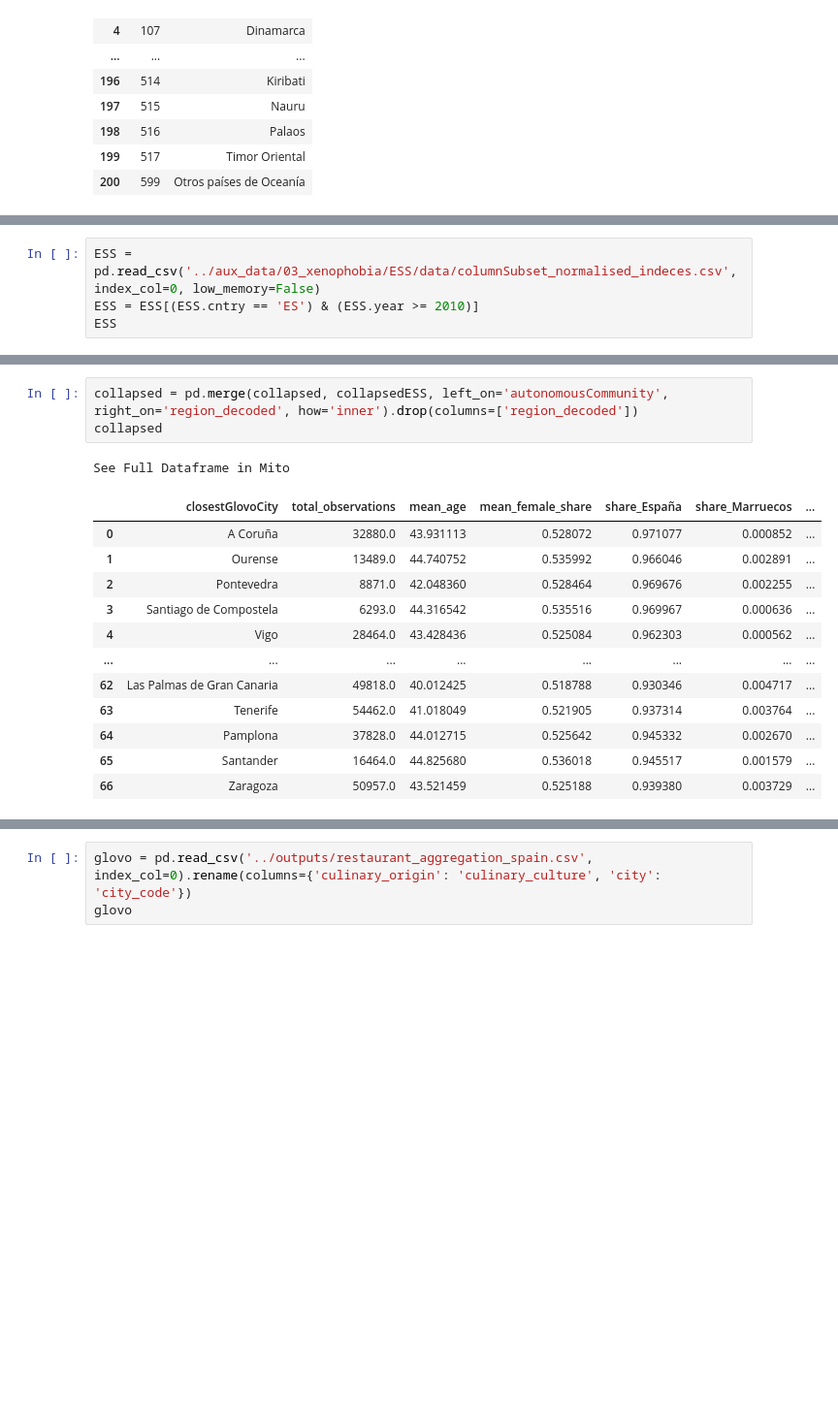
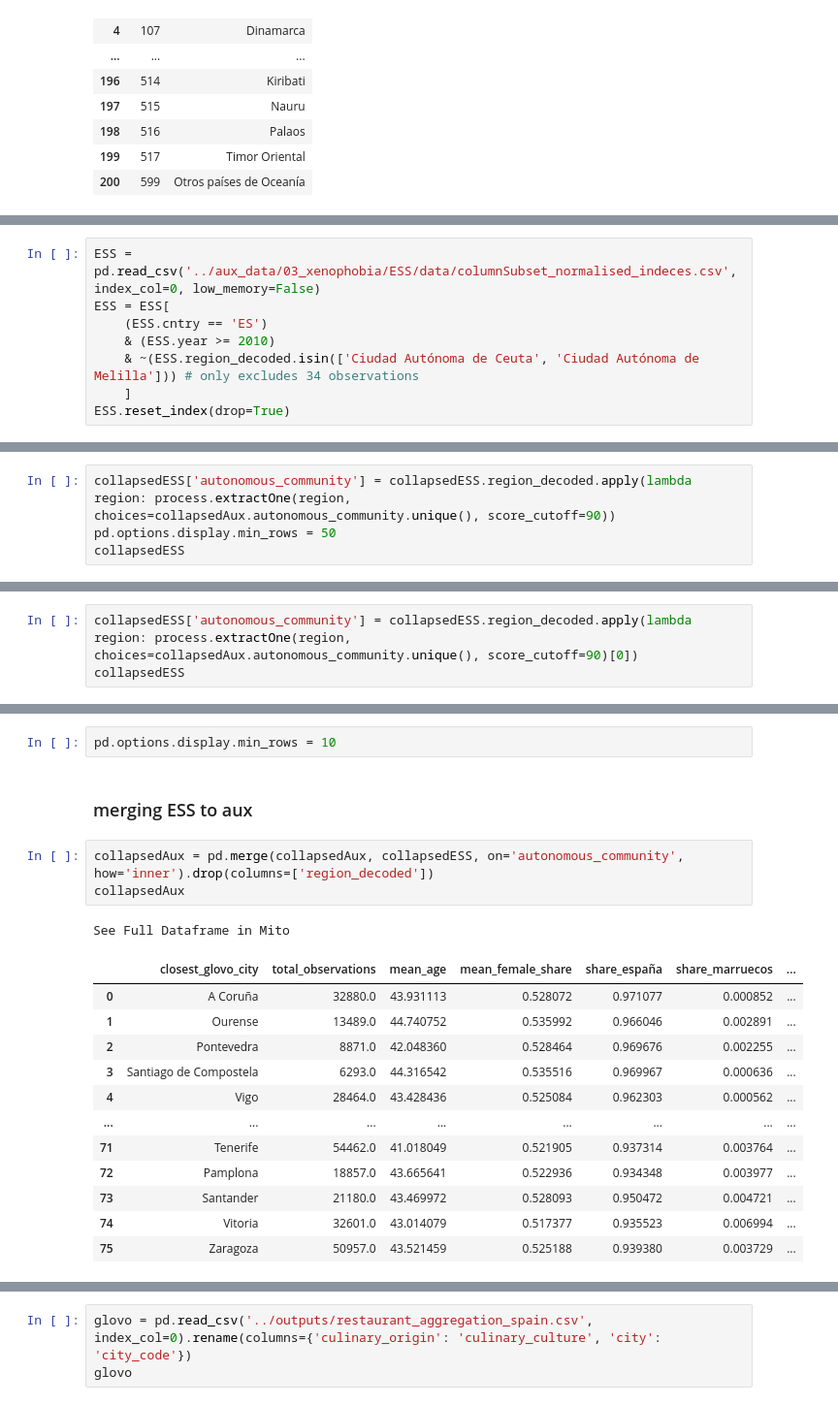
Before and after one commit to linkcharger/glovo, a Jupyter notebook: merging/mergingGlovoAndAux.ipynb, the cells around one changed output, grey strips where cells are left out. Shown at 97% size. Saved outputs shown, nothing was run; the diff lists cells and outputs as text; blank space fills up the shorter version.

```diff
--- a/merging/mergingGlovoAndAux.ipynb
+++ b/merging/mergingGlovoAndAux.ipynb
@@ -597,7 +479,11 @@ Name: autonomousCommunity, dtype: int64
 # %%
 ESS = pd.read_csv('../aux_data/03_xenophobia/ESS/data/columnSubset_normalised_indeces.csv', index_col=0, low_memory=False)
-ESS = ESS[(ESS.cntry == 'ES') & (ESS.year >= 2010)]
-ESS
+ESS = ESS[
+    (ESS.cntry == 'ES')
+    & (ESS.year >= 2010)
+    & ~(ESS.region_decoded.isin(['Ciudad Autónoma de Ceuta', 'Ciudad Autónoma de Melilla'])) # only excludes 34 observations
+    ]
+ESS.reset_index(drop=True)
 # %% [output]
 See Full Dataframe in Mito
 |  | imsmetn | imdfetn | impcntr | imbgeco | imueclt | imwbcnt | cntry | idno | year | anctry1 | ... | ... |
@@ -663,0 +604,4 @@ See Full Dataframe in Mito
+# %%
+collapsedESS['autonomous_community'] = collapsedESS.region_decoded.apply(lambda region: process.extractOne(region, choices=collapsedAux.autonomous_community.unique(), score_cutoff=90))
+pd.options.display.min_rows = 50
+collapsedESS
@@ -663,0 +628,3 @@ See Full Dataframe in Mito
+# %%
+collapsedESS['autonomous_community'] = collapsedESS.region_decoded.apply(lambda region: process.extractOne(region, choices=collapsedAux.autonomous_community.unique(), score_cutoff=90)[0])
+collapsedESS
@@ -664,17 +651,21 @@ See Full Dataframe in Mito
+# %%
+pd.options.display.min_rows = 10
+# %% [markdown]
+### merging ESS to aux
 # %%
-collapsed = pd.merge(collapsed, collapsedESS, left_on='autonomousCommunity', right_on='region_decoded', how='inner').drop(columns=['region_decoded'])
-collapsed
+collapsedAux = pd.merge(collapsedAux, collapsedESS, on='autonomous_community', how='inner').drop(columns=['region_decoded'])
+collapsedAux
 # %% [output]
 See Full Dataframe in Mito
-|  | closestGlovoCity | total_observations | mean_age | mean_female_share | share_España | share_Marruecos | ... |
+|  | closest_glovo_city | total_observations | mean_age | mean_female_share | share_españa | share_marruecos | ... |
 | 0 | A Coruña | 32880.0 | 43.931113 | 0.528072 | 0.971077 | 0.000852 | ... |
 | 1 | Ourense | 13489.0 | 44.740752 | 0.535992 | 0.966046 | 0.002891 | ... |
 | 2 | Pontevedra | 8871.0 | 42.048360 | 0.528464 | 0.969676 | 0.002255 | ... |
 | 3 | Santiago de Compostela | 6293.0 | 44.316542 | 0.535516 | 0.969967 | 0.000636 | ... |
 | 4 | Vigo | 28464.0 | 43.428436 | 0.525084 | 0.962303 | 0.000562 | ... |
 | ... | ... | ... | ... | ... | ... | ... | ... |
-| 62 | Las Palmas de Gran Canaria | 49818.0 | 40.012425 | 0.518788 | 0.930346 | 0.004717 | ... |
-| 63 | Tenerife | 54462.0 | 41.018049 | 0.521905 | 0.937314 | 0.003764 | ... |
-| 64 | Pamplona | 37828.0 | 44.012715 | 0.525642 | 0.945332 | 0.002670 | ... |
-| 65 | Santander | 16464.0 | 44.825680 | 0.536018 | 0.945517 | 0.001579 | ... |
-| 66 | Zaragoza | 50957.0 | 43.521459 | 0.525188 | 0.939380 | 0.003729 | ... |
+| 71 | Tenerife | 54462.0 | 41.018049 | 0.521905 | 0.937314 | 0.003764 | ... |
+| 72 | Pamplona | 18857.0 | 43.665641 | 0.522936 | 0.934348 | 0.003977 | ... |
+| 73 | Santander | 21180.0 | 43.469972 | 0.528093 | 0.950472 | 0.004721 | ... |
+| 74 | Vitoria | 32601.0 | 43.014079 | 0.517377 | 0.935523 | 0.006994 | ... |
+| 75 | Zaragoza | 50957.0 | 43.521459 | 0.525188 | 0.939380 | 0.003729 | ... |
```
Also changed, not shown: parts of 95 cells of this notebook, 6 other files.
